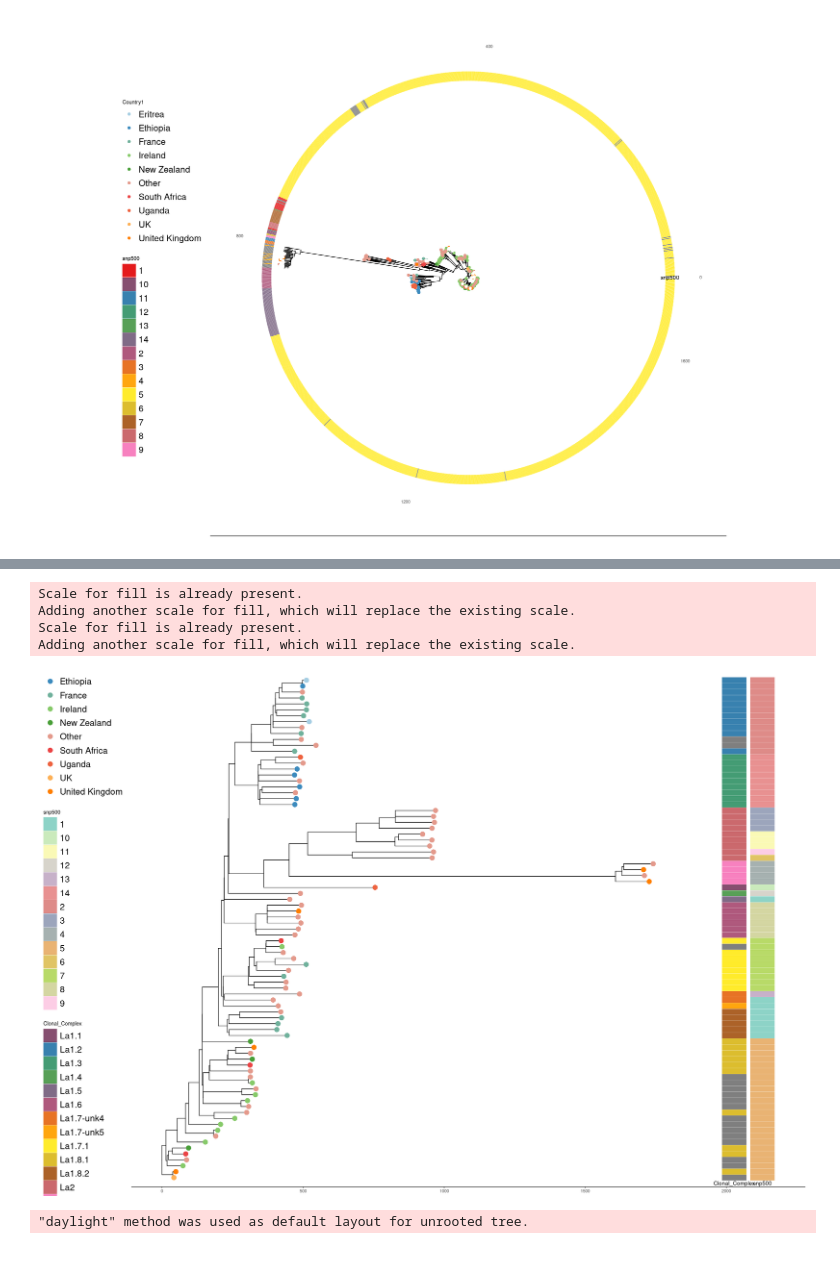
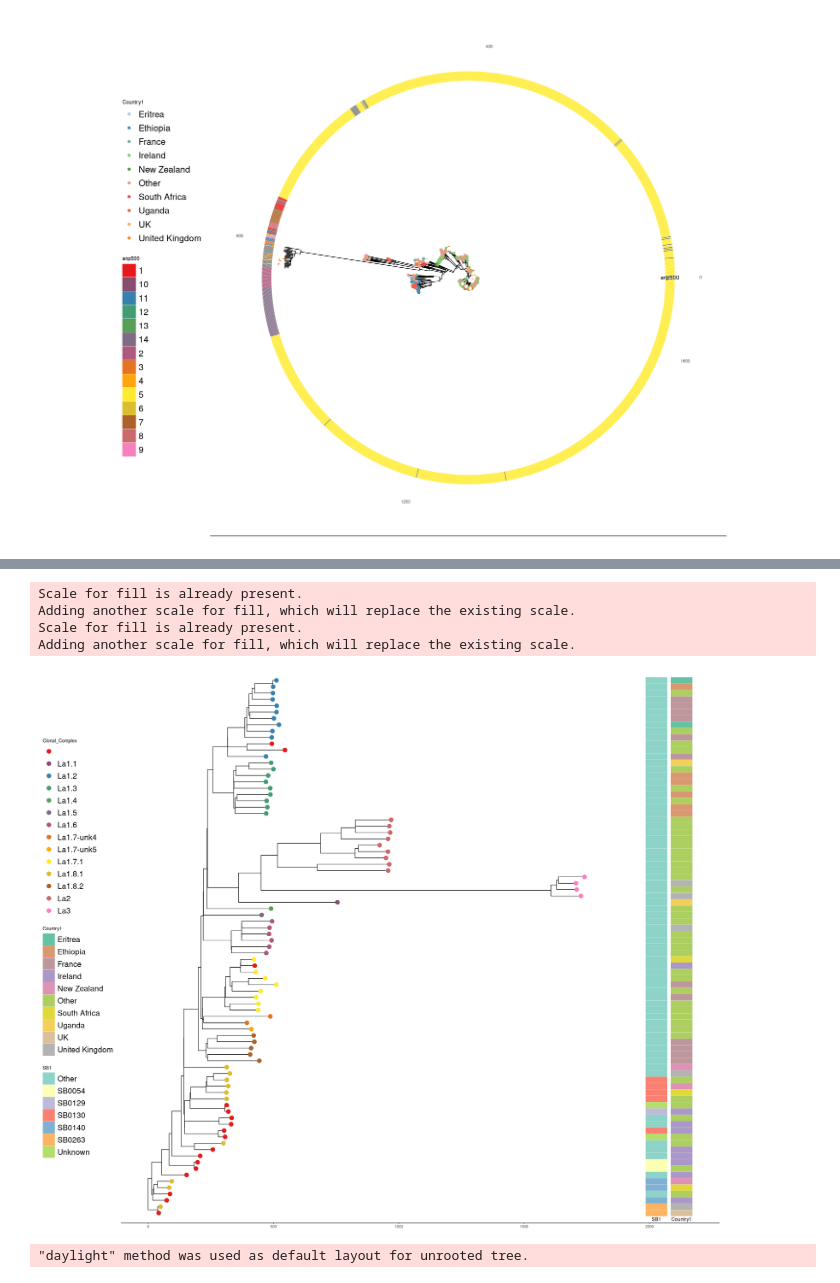
Before and after one commit to dmnfarrell/snipgenie, a Jupyter notebook: notebooks/lineages_tree.ipynb, the cells around one changed output, grey strips where cells are left out. Cells and saved outputs as stored; diff of their text form; code cells hidden in the pictures.

```diff
--- a/notebooks/lineages_tree.ipynb
+++ b/notebooks/lineages_tree.ipynb
@@ -56,13 +56,14 @@ Adding another scale for fill, which will replace the existing scale.
 # %%
+options(repr.plot.width=22, repr.plot.height=18)
 uniq <- row.names(distinct(cmeta,snp200,Country1,.keep_all = TRUE))
 stree <- keep.tip(combtree, uniq)
-ggplottree(stree, cmeta, layout='rect', cols=c('Country1','Clonal_Complex','snp500'), cmaps=c('Paired','Set1','Set3'), tipsize=5, offset=100)
+ggplottree(stree, cmeta, layout='rect', cols=c('Clonal_Complex','SB1','Country1'), cmaps=c('Set1','Set3','Set2'), tipsize=5, offset=100)
 # %% [output]
 Scale for fill is already present.
 Adding another scale for fill, which will replace the existing scale.
 Scale for fill is already present.
 Adding another scale for fill, which will replace the existing scale.
-[figure, old version]
+[figure, new version]
 # %%
 p1<-ggplottree(stree, cmeta, layout='unrooted', cols=c('snp500'), cmaps=c('Set1'), tipsize=5)
 p2<-ggplottree(stree, cmeta, layout='unrooted', cols=c('Clonal_Complex'), cmaps=c('Paired'), tipsize=5)
```
Also changed, not shown: parts of 3 cells of this notebook, 8 other files.
